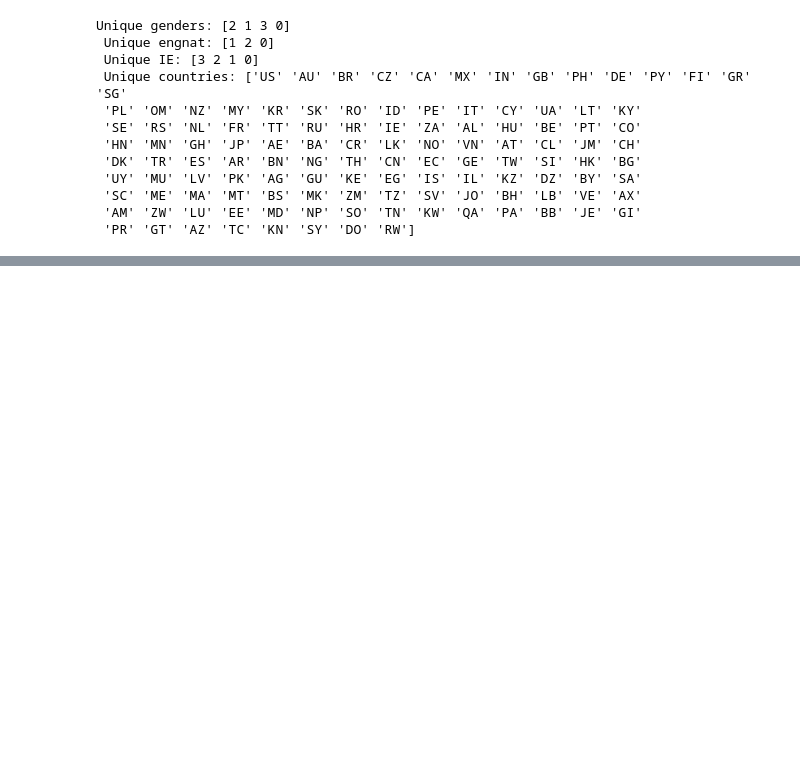
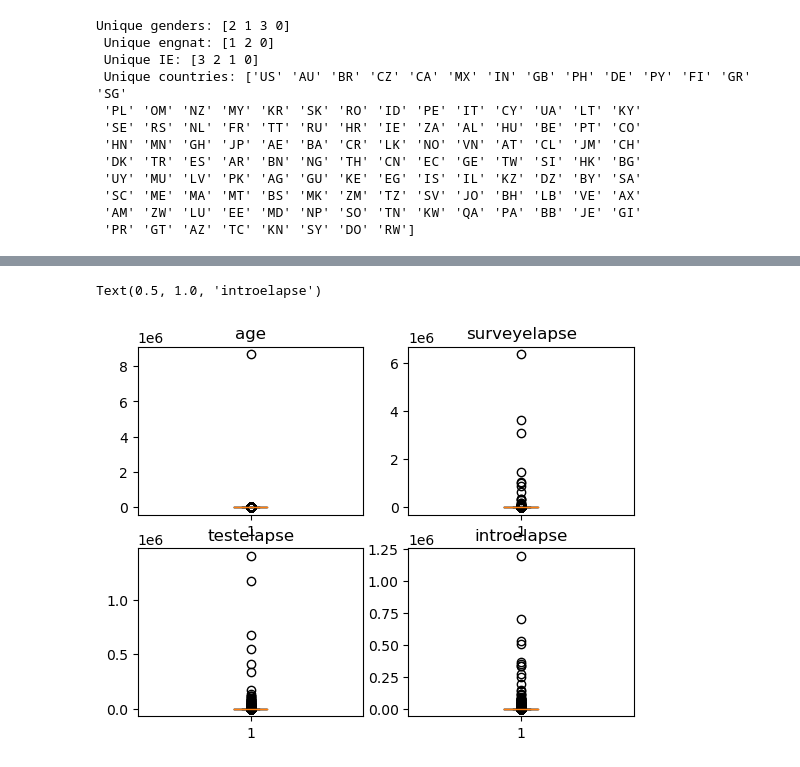
Before and after one commit to mohona-roy/introversion-extraversion-classification, a Jupyter notebook: Code.ipynb, the cells around one changed output, grey strips where cells are left out. Drawn from its saved outputs; the diff is of its cells as text; code cells hidden in the pictures; blank space fills up the shorter version.

Commit message:
Update Code.ipynb
Updates
- Outliers

```diff
--- a/Code.ipynb
+++ b/Code.ipynb
@@ -342,0 +341,16 @@ print(categories)
+# %%
+# First separate the columns that have continuous/measured data. These are most likely to have outliers
+# Also include data that is discreet but non-categorical
+
+possible_outliers = ['age', 'introelapse', 'testelapse', 'surveyelapse']
+
+outliers_pd = pd.DataFrame({'O': []})
+
+for column_name in data.columns:
+    if column_name in possible_outliers:
+        extracted_column = data[column_name]
+        outliers_pd.insert(loc = 1, column = column_name, value = extracted_column.values)
+outliers_pd = outliers_pd.drop(['O'], axis = 1)
+
+print(outliers_pd.shape)
+outliers_pd.head()
@@ -342,0 +365,17 @@ print(categories)
+# %%
+fig, axes = plt.subplots(2, 2)
+
+# Boxplots
+axes[0, 0].boxplot(outliers_pd['age'])
+axes[0, 1].boxplot(outliers_pd['surveyelapse'])
+axes[1, 0].boxplot(outliers_pd['testelapse'])
+axes[1, 1].boxplot(outliers_pd['introelapse'])
+
+# Setting titles
+axes[0, 0].set_title('age')
+axes[0, 1].set_title('surveyelapse')
+axes[1, 0].set_title('testelapse')
+axes[1, 1].set_title('introelapse')
+# %% [output]
+Text(0.5, 1.0, 'introelapse')
+[figure, added]
```
Also changed, not shown: parts of 48 cells of this notebook.
